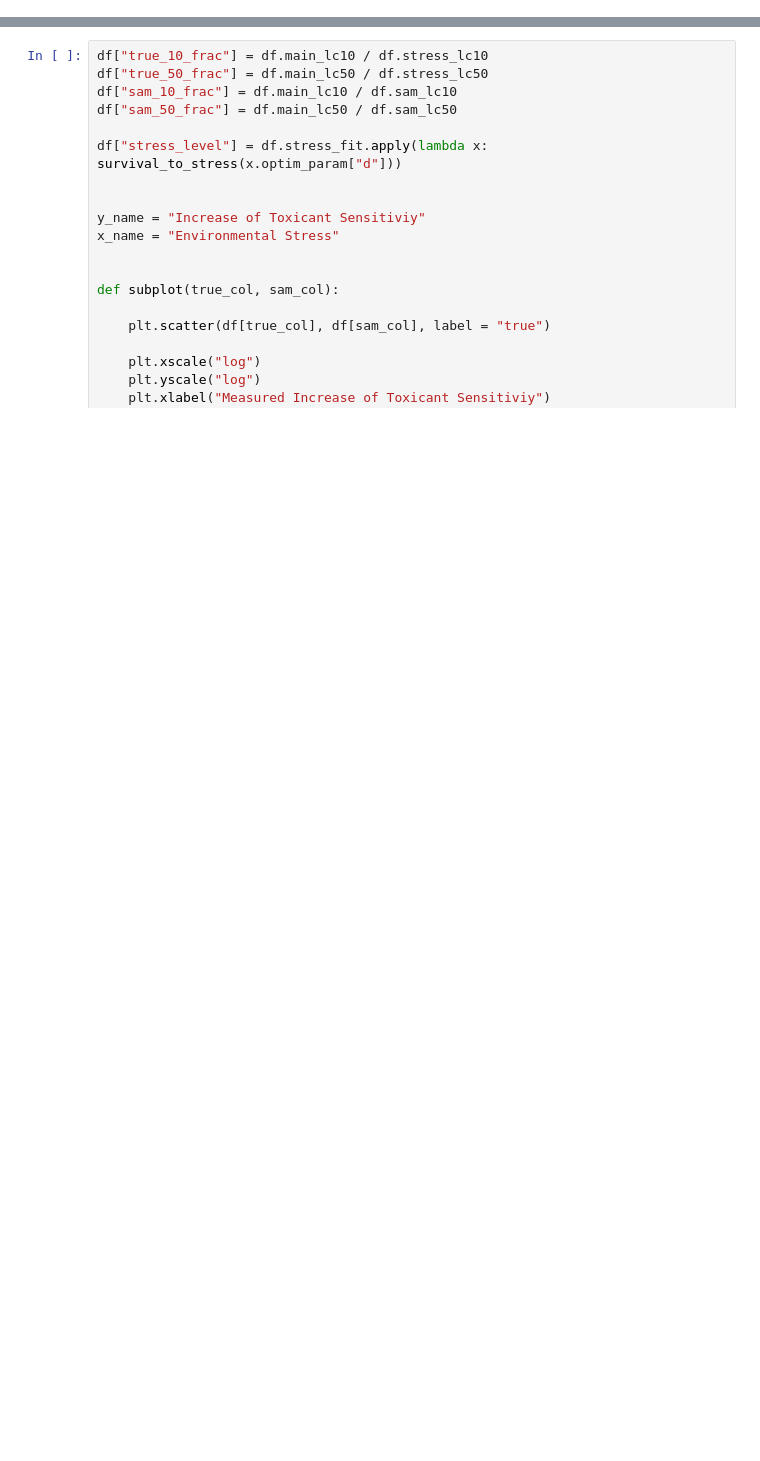
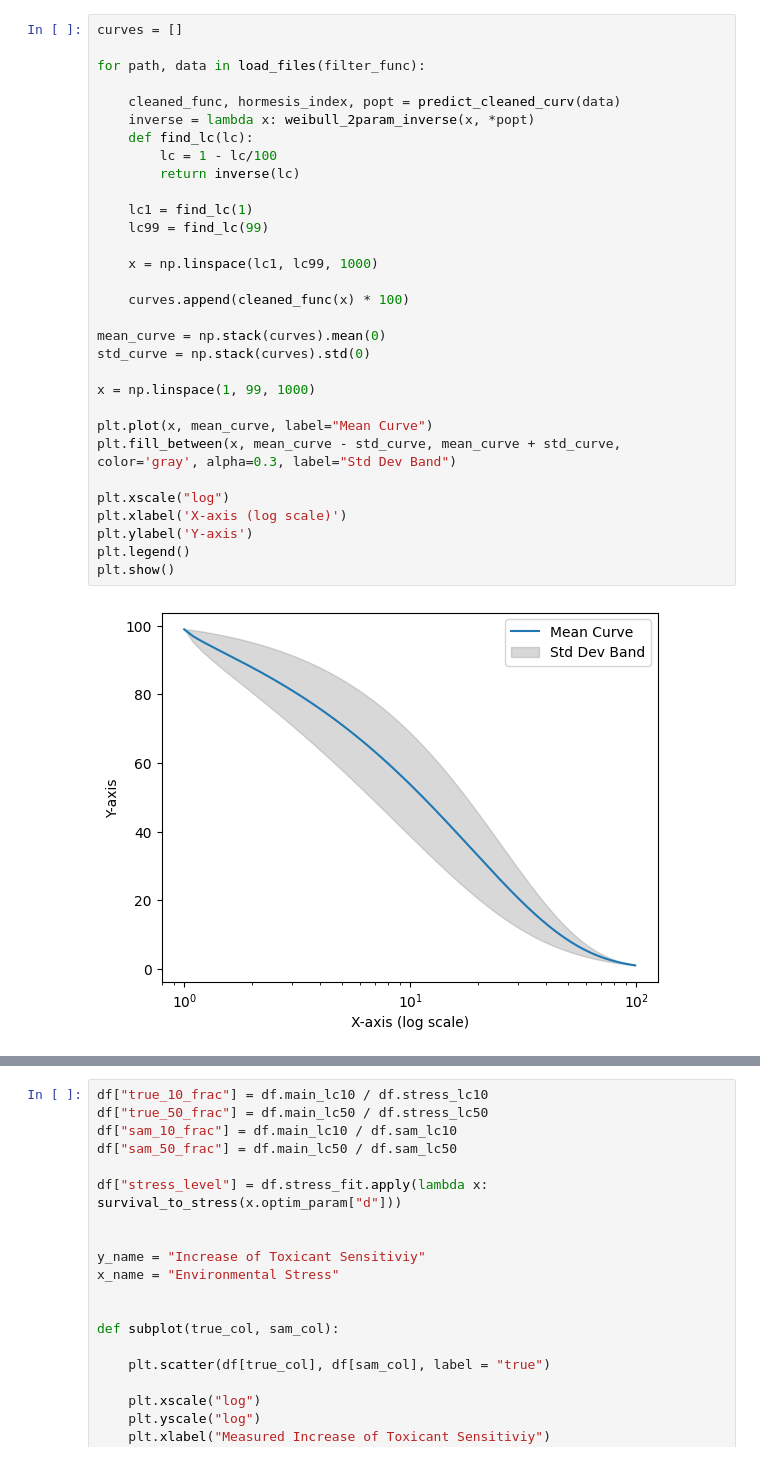
Before and after one commit to ffhammer/sam, a Jupyter notebook: scripts/diff_graphic.ipynb, the cells around one changed output, grey strips where cells are left out. Saved outputs shown, nothing was run; the diff lists cells and outputs as text; blank space fills up the shorter version.

```diff
--- a/scripts/diff_graphic.ipynb
+++ b/scripts/diff_graphic.ipynb
@@ -17,0 +52,33 @@ from sam.stress_addition_model import OLD_STANDARD, sam_prediction, get_sam_lcs
+# %%
+curves = []
+
+for path, data in load_files(filter_func):
+
+    cleaned_func, hormesis_index, popt = predict_cleaned_curv(data)
+    inverse = lambda x: weibull_2param_inverse(x, *popt)
+    def find_lc(lc):
+        lc = 1 - lc/100
+        return inverse(lc)
+
+    lc1 = find_lc(1)
+    lc99 = find_lc(99)
+
+    x = np.linspace(lc1, lc99, 1000)
+
+    curves.append(cleaned_func(x) * 100)
+
+mean_curve = np.stack(curves).mean(0)
+std_curve = np.stack(curves).std(0)
+
+x = np.linspace(1, 99, 1000)
+
+plt.plot(x, mean_curve, label="Mean Curve")
+plt.fill_between(x, mean_curve - std_curve, mean_curve + std_curve, color='gray', alpha=0.3, label="Std Dev Band")
+
+plt.xscale("log")
+plt.xlabel('X-axis (log scale)')
+plt.ylabel('Y-axis')
+plt.legend()
+plt.show()
+# %% [output]
+[figure, added]
```
Also changed, not shown: parts of 12 cells of this notebook.
